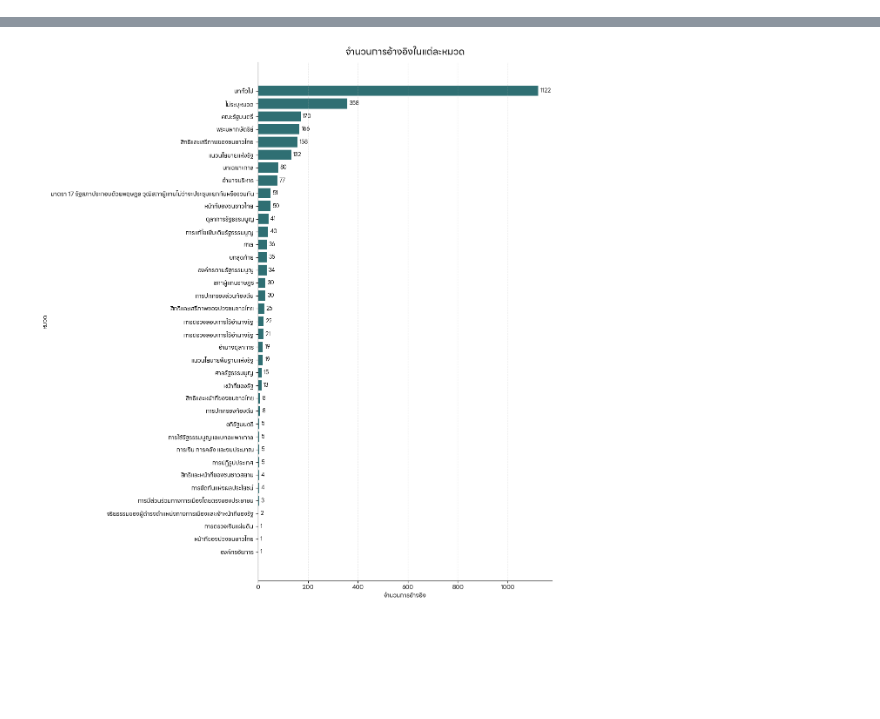
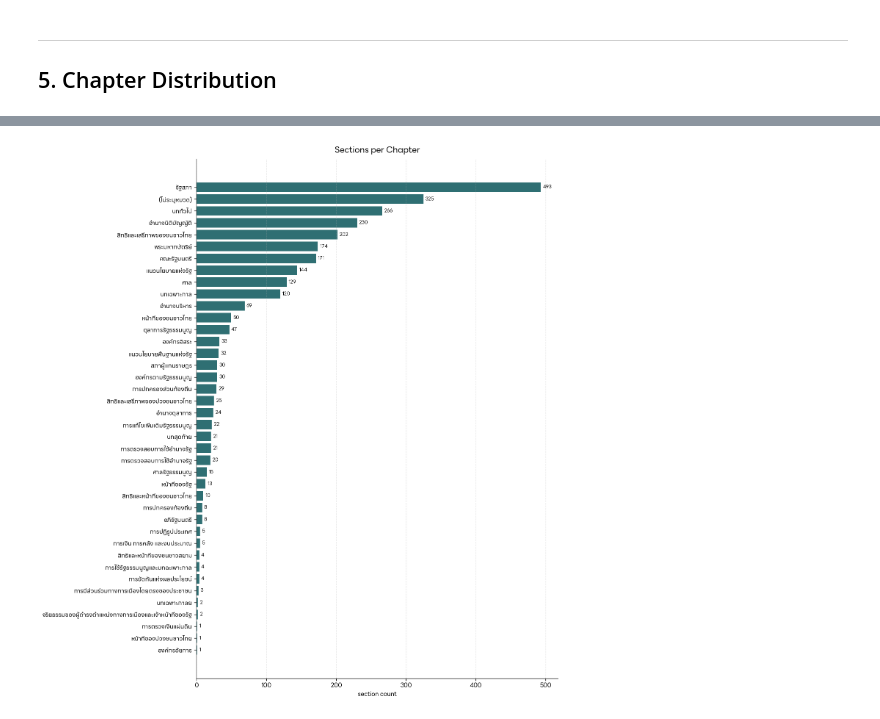
Before and after one commit to MadMax168/Data-Modeling-Project, a Jupyter notebook: 03_data_preparation/02_basic_information/information.ipynb, the cells around one changed output, grey strips where cells are left out. Saved outputs shown, nothing was run; the diff lists cells and outputs as text; code cells hidden in the pictures; blank space fills up the shorter version.

Commit message:
fix: optimoize tool & update single file to new draft of data

```diff
--- a/03_data_preparation/02_basic_information/information.ipynb
+++ b/03_data_preparation/02_basic_information/information.ipynb
@@ -25,46 +159,23 @@ Note: you may need to restart the kernel to use updated packages.
+# %% [markdown]
+---
+## 5. Chapter Distribution
 # %%
-from pathlib import Path
+chapter_counts = (
+    df["chapter_title"]
+    .fillna("(ไม่ระบุหมวด)")
+    .value_counts()
+    .rename_axis("chapter_title")
+    .reset_index(name="sections")
+)
+display(chapter_counts)
 
-import matplotlib.font_manager as fm
-import matplotlib.pyplot as plt
-import pandas as pd
-
-
-csv_path = Path("../output/sections_v2.csv")
-if not csv_path.exists():
-    csv_path = Path("03_data_preparation/output/sections_v2.csv")
-
-df = pd.read_csv(csv_path)
-
-category_counts = (
-    df["chapter_title"]
-    .fillna("ไม่ระบุหมวด")
-    .value_counts()
-    .rename_axis("หมวด")
-    .reset_index(name="จำนวน")
-)
-
-display(category_counts)
-
-font_paths = [
-    Path("../../static/font/LINESeedSansTH_Rg.ttf"),
-    Path("static/font/LINESeedSansTH_Rg.ttf"),
-]
-font_path = next((path for path in font_paths if path.exists()), None)
-if font_path is not None:
-    fm.fontManager.addfont(font_path)
-    plt.rcParams["font.family"] = fm.FontProperties(fname=font_path).get_name()
-
-plot_data = category_counts.sort_values("จำนวน", ascending=True)
-fig_height = max(6, len(plot_data) * 0.35)
-
-fig, ax = plt.subplots(figsize=(12, fig_height))
-ax.barh(plot_data["หมวด"], plot_data["จำนวน"], color="#2f6f73")
-ax.set_title("จำนวนการอ้างอิงในแต่ละหมวด", fontsize=16, pad=12)
-ax.set_xlabel("จำนวนการอ้างอิง")
-ax.set_ylabel("หมวด")
-ax.bar_label(ax.containers[0], padding=3, fontsize=9)
-ax.spines[["top", "right"]].set_visible(False)
+plot_data = chapter_counts.sort_values("sections")
+fig_h = max(6, len(plot_data) * 0.32)
+fig, ax = plt.subplots(figsize=(12, fig_h))
+ax.barh(plot_data["chapter_title"], plot_data["sections"], color=ACCENT)
+ax.set_title("Sections per Chapter", fontsize=14, pad=10)
+ax.set_xlabel("section count")
+ax.bar_label(ax.containers[0], padding=3, fontsize=8)
 ax.grid(axis="x", linestyle="--", alpha=0.25)
 plt.tight_layout()
 plt.show()
@@ -89 +200 @@ plt.show()
-[figure, old version]
+[figure, new version]
```
Also changed, not shown: parts of 28 cells of this notebook, 39 other files.
